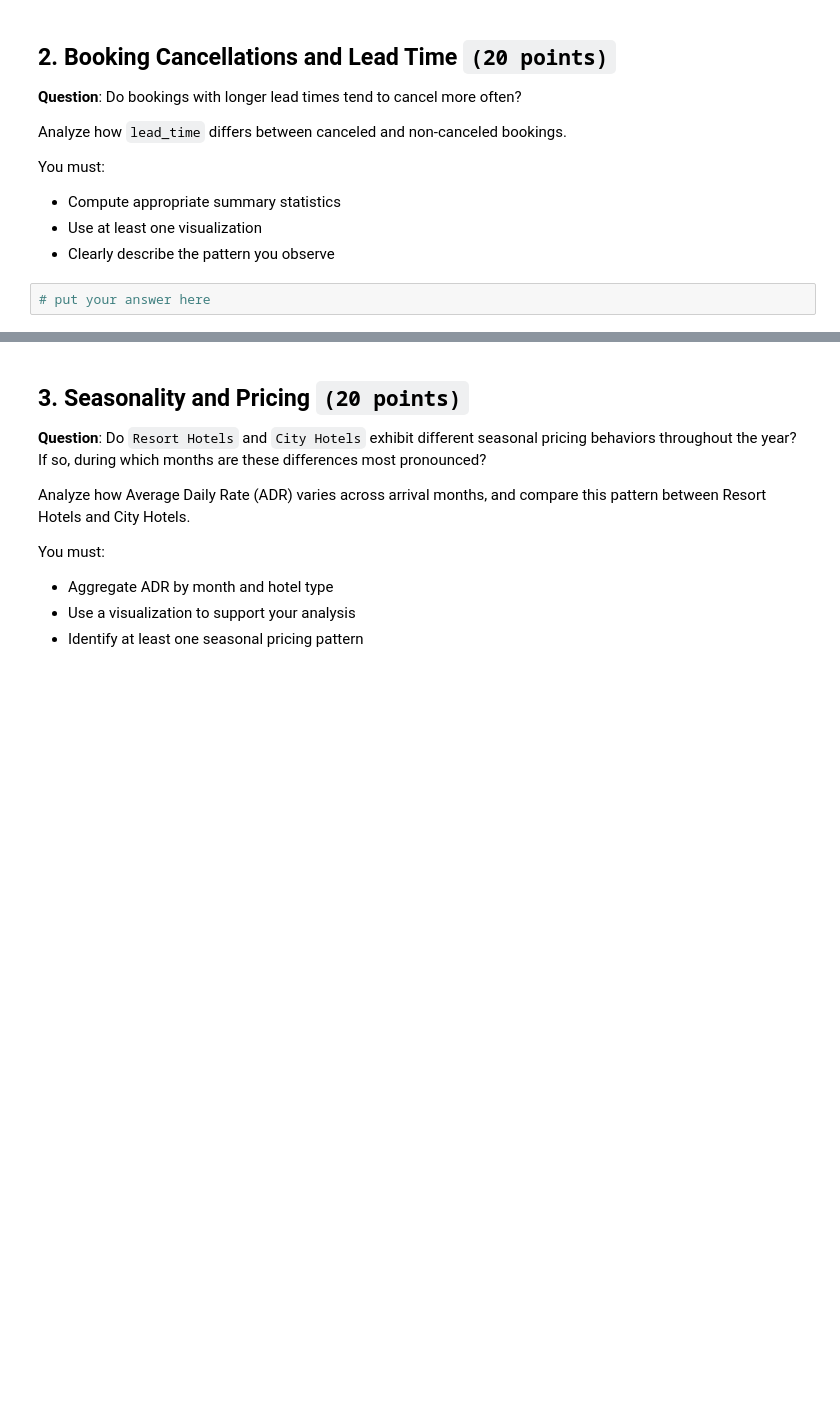
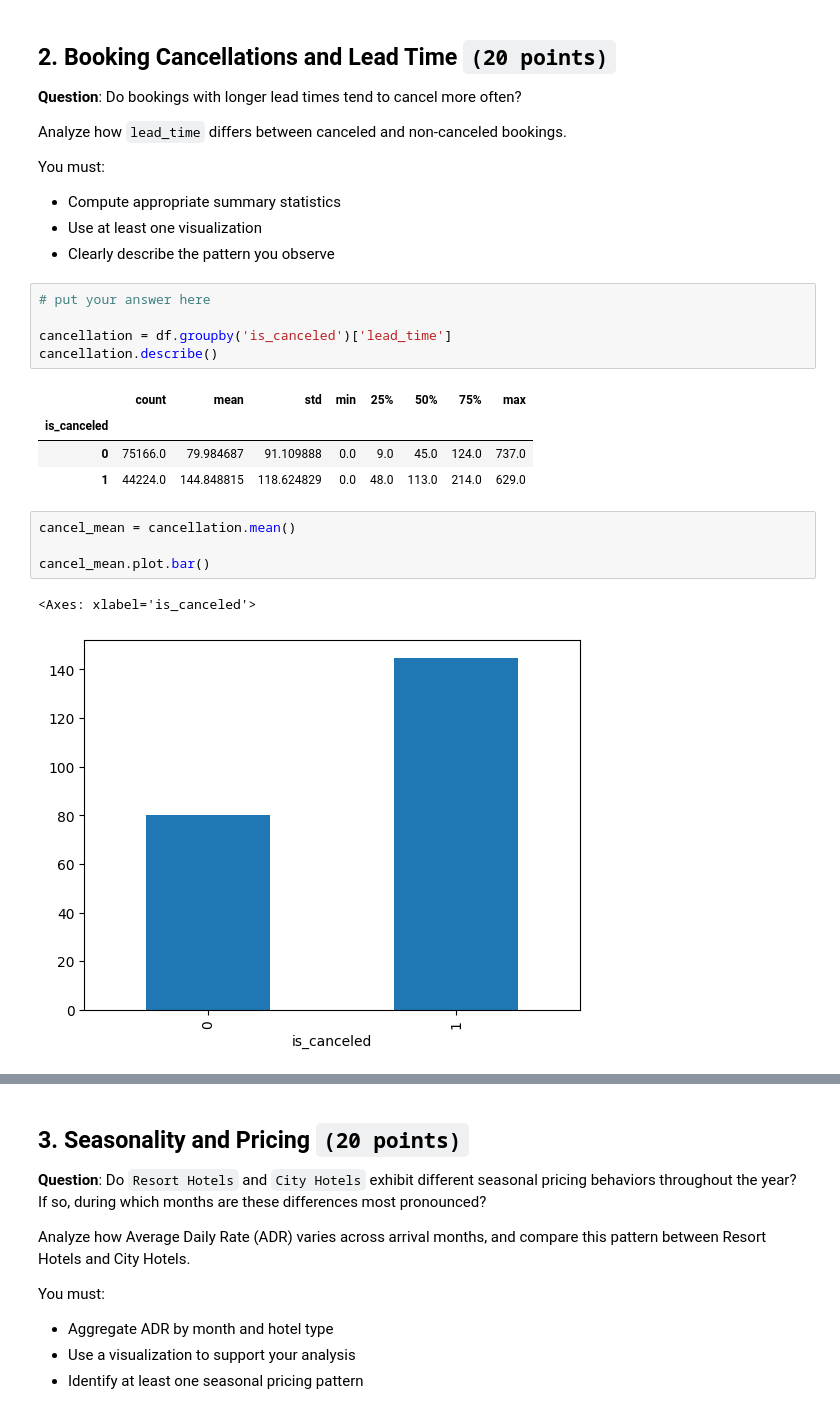
Before and after one commit to ysc4/CCDATSCL_EXERCISES_COM222, a Jupyter notebook: Midterm Exam/CCDATSCL_EXAM.ipynb, the cells around one changed output, grey strips where cells are left out. Cells and saved outputs as stored; diff of their text form; blank space fills up the shorter version.

```diff
--- a/Midterm Exam/CCDATSCL_EXAM.ipynb
+++ b/Midterm Exam/CCDATSCL_EXAM.ipynb
@@ -161,3 +203,18 @@ You must:
 - Clearly describe the pattern you observe
 # %%
 # put your answer here
+
+cancellation = df.groupby('is_canceled')['lead_time']
+cancellation.describe()
+# %% [output]
+|  | count | mean | std | min | 25% | 50% | 75% | max |
+| is_canceled |  |  |  |  |  |  |  |  |
+| 0 | 75166.0 | 79.984687 | 91.109888 | 0.0 | 9.0 | 45.0 | 124.0 | 737.0 |
+| 1 | 44224.0 | 144.848815 | 118.624829 | 0.0 | 48.0 | 113.0 | 214.0 | 629.0 |
+# %%
+cancel_mean = cancellation.mean()
+
+cancel_mean.plot.bar()
+# %% [output]
+<Axes: xlabel='is_canceled'>
+[figure, added]
```
Also changed, not shown: parts of 19 cells of this notebook.
